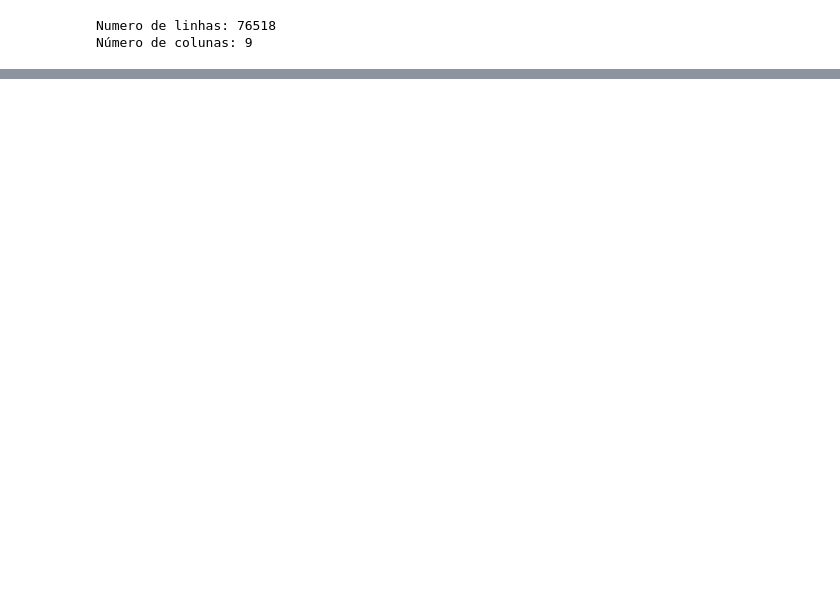
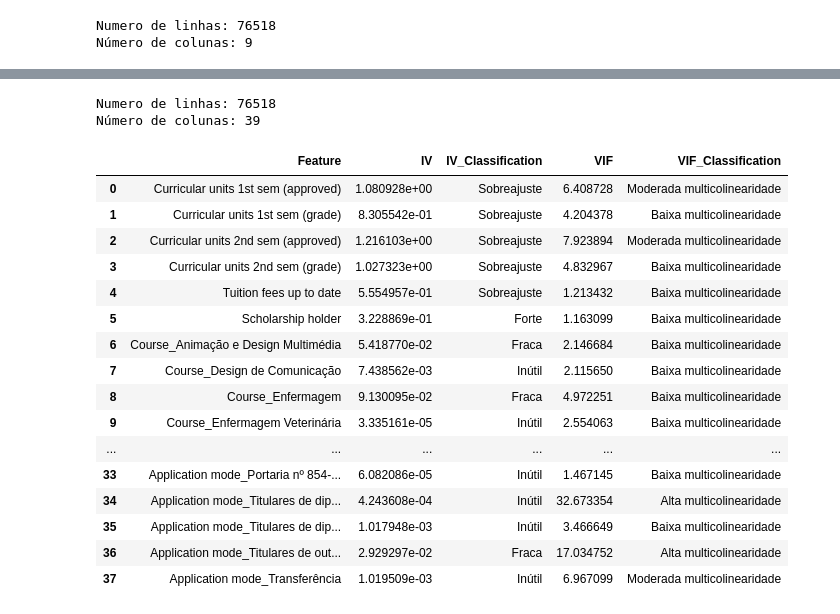
Before and after one commit to DuquePin/Final_Project_EBAC, a Jupyter notebook: notebooks/Preprocessing.ipynb, the cells around one changed output, grey strips where cells are left out. Drawn from its saved outputs; the diff is of its cells as text; code cells hidden in the pictures; blank space fills up the shorter version.

Commit message:
Finalizando jupyter notebook da modelagem

```diff
--- a/notebooks/Preprocessing.ipynb
+++ b/notebooks/Preprocessing.ipynb
@@ -195,7 +128,0 @@ Dimensões da base de validação: (3826, 9)
-# %%
-# Aplicando One-hot encoding para as variáveis nominais
-for var in vars_nominais:
-    dummies = pd.get_dummies(df_desen[var], prefix=var).astype(np.float64).reset_index(drop=True)
-    df_desen = pd.concat([df_desen.drop(columns=[var]).reset_index(drop=True), dummies], axis=1)
-
-df_desen.head(5)
@@ -323,5 +128,0 @@ def classificar_iv(iv: float) -> str:
-# %%
-# Calcular Information Value dos componentes principais
-for comp in X:
-    iv, _ = criar_tabela_woe(X[comp], y)
-    print(f'IV do componente {comp} igual a : {iv:.2%} - {classificar_iv(iv)}')
@@ -348,0 +131,9 @@ IV do componente PC_20 igual a : 984.12% - Sobreajuste
+# %%
+# Carregado informações sobre variáveis do notebook EDA
+info = pd.read_feather('../data/processed/classificacao_variaveis_categoricas.feather')
+
+# Selecionando apenas sobre variáveis de interesse
+info = info[info['Variável'].isin(vars)]
+
+# Visualizando
+info
@@ -348,0 +389,15 @@ IV do componente PC_20 igual a : 984.12% - Sobreajuste
+# %%
+# Transformando base
+df_transformado = df.copy()
+
+# Padronizando variáveis contínuas
+scaler = StandardScaler()
+df_transformado[vars_continuas] = scaler.fit_transform(df_transformado[vars_continuas])
+
+# Aplicando One-hot encoding nas variáveis categóricas nominais
+for var in vars_nominais:
+    dummies = pd.get_dummies(df_transformado[var], drop_first=True, prefix=var).astype(np.int64)
+    df_transformado = pd.concat([df_transformado.drop(columns=var), dummies], axis=1)
+
+# Visualizando
+df_transformado.head(5)
@@ -348,0 +412,27 @@ IV do componente PC_20 igual a : 984.12% - Sobreajuste
+# %%
+print('Numero de linhas: {0} \nNúmero de colunas: {1}'.format(df_transformado.shape[0], df_transformado.shape[1]))
+# %% [output]
+Numero de linhas: 76518
+Número de colunas: 39
+# %%
+# Calculando IV e VIF das variáveis pós-transformação
+resultado = calcular_iv_vif(df_transformado.drop(columns=['Target']), df_transformado.Target)
+resultado
+# %% [output]
+|  | Feature | IV | IV_Classification | VIF | VIF_Classification |
+| 0 | Curricular units 1st sem (approved) | 1.080928e+00 | Sobreajuste | 6.408728 | Moderada multicolinearidade |
+| 1 | Curricular units 1st sem (grade) | 8.305542e-01 | Sobreajuste | 4.204378 | Baixa multicolinearidade |
+| 2 | Curricular units 2nd sem (approved) | 1.216103e+00 | Sobreajuste | 7.923894 | Moderada multicolinearidade |
+| 3 | Curricular units 2nd sem (grade) | 1.027323e+00 | Sobreajuste | 4.832967 | Baixa multicolinearidade |
+| 4 | Tuition fees up to date | 5.554957e-01 | Sobreajuste | 1.213432 | Baixa multicolinearidade |
+| 5 | Scholarship holder | 3.228869e-01 | Forte | 1.163099 | Baixa multicolinearidade |
+| 6 | Course_Animação e Design Multimédia | 5.418770e-02 | Fraca | 2.146684 | Baixa multicolinearidade |
+| 7 | Course_Design de Comunicação | 7.438562e-03 | Inútil | 2.115650 | Baixa multicolinearidade |
+| 8 | Course_Enfermagem | 9.130095e-02 | Fraca | 4.972251 | Baixa multicolinearidade |
+| 9 | Course_Enfermagem Veterinária | 3.335161e-05 | Inútil | 2.554063 | Baixa multicolinearidade |
+| ... | ... | ... | ... | ... | ... |
+| 33 | Application mode_Portaria nº 854-... | 6.082086e-05 | Inútil | 1.467145 | Baixa multicolinearidade |
+| 34 | Application mode_Titulares de dip... | 4.243608e-04 | Inútil | 32.673354 | Alta multicolinearidade |
+| 35 | Application mode_Titulares de dip... | 1.017948e-03 | Inútil | 3.466649 | Baixa multicolinearidade |
+| 36 | Application mode_Titulares de out... | 2.929297e-02 | Fraca | 17.034752 | Alta multicolinearidade |
+| 37 | Application mode_Transferência | 1.019509e-03 | Inútil | 6.967099 | Moderada multicolinearidade |
```
Also changed, not shown: parts of 41 cells of this notebook, 8 other files.
